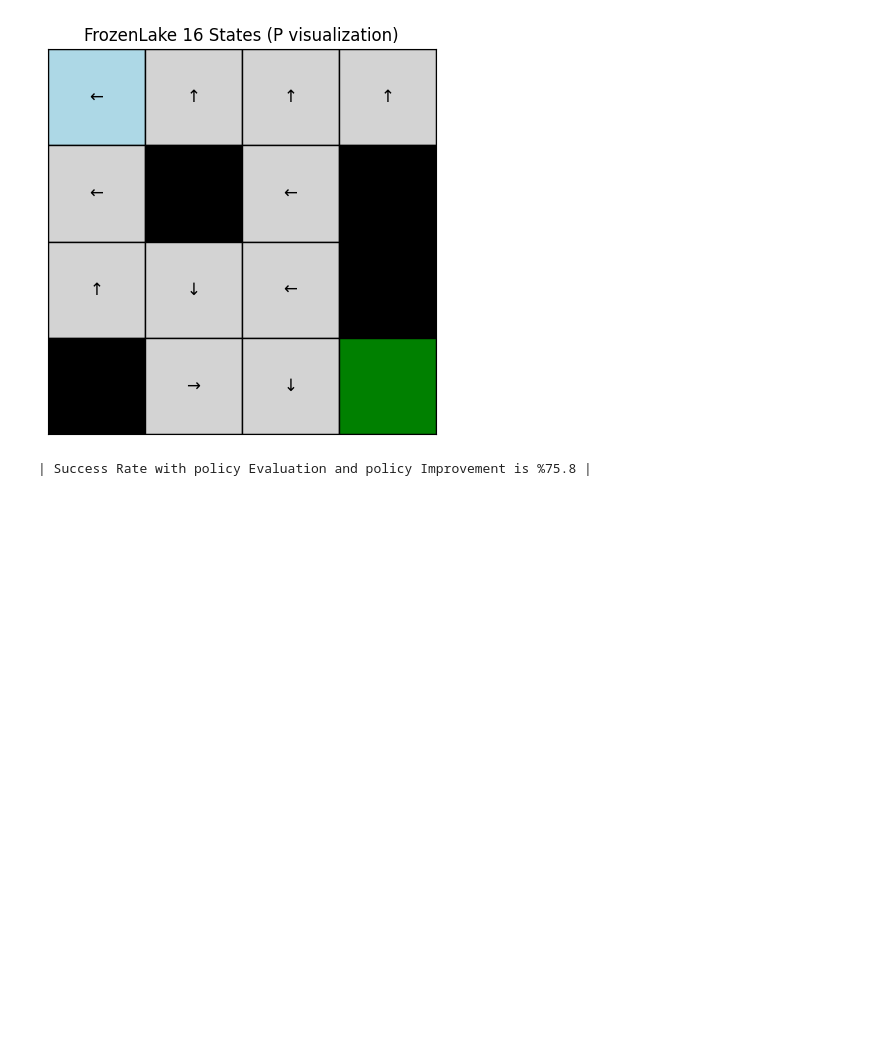
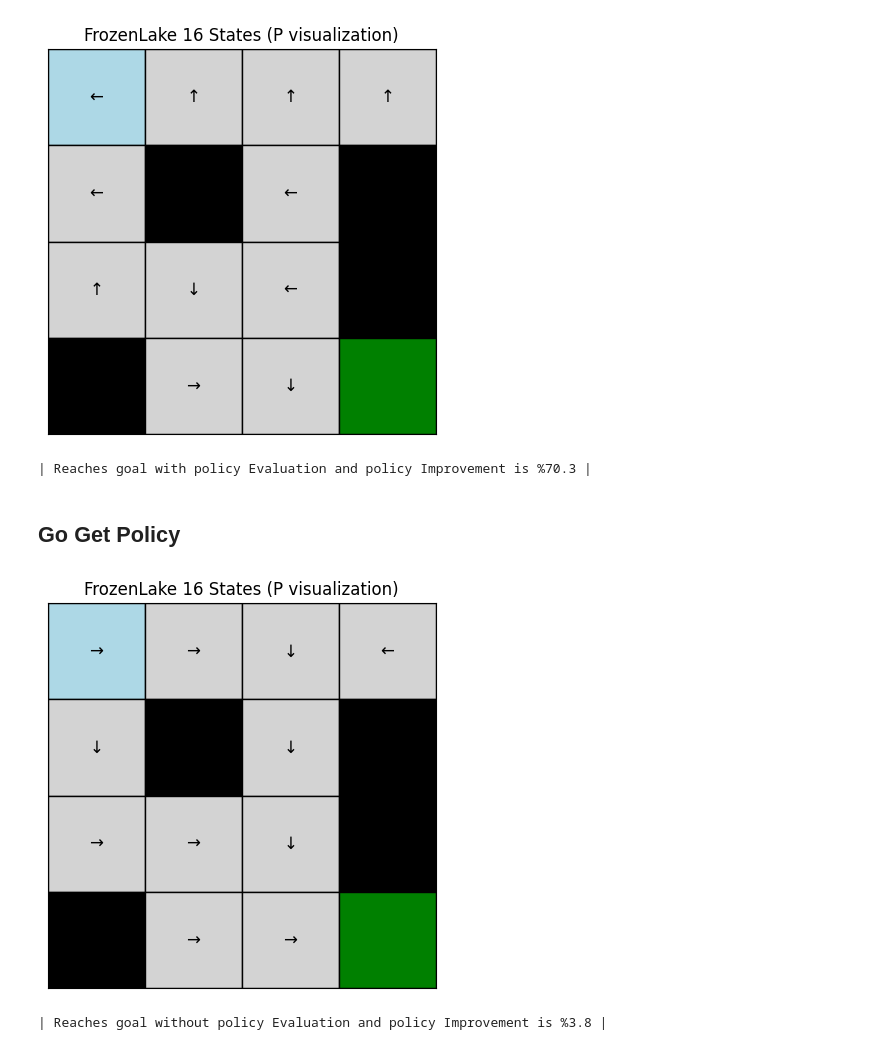
Before and after one commit to aiaaee/Stochastic-Policy-Iteration-in-Markov-Environments, a Jupyter notebook: stochastic_policy_iteration.ipynb, the cells around one changed output. Cells and saved outputs as stored; diff of their text form; code cells hidden in the pictures; blank space fills up the shorter version.

```diff
--- a/stochastic_policy_iteration.ipynb
+++ b/stochastic_policy_iteration.ipynb
@@ -201,6 +194,24 @@ careful_policy_search.plot_table_policy_improvement(careful_policy_improvement)
 [figure]
 # %%
 success_rate = careful_policy_search.success_rate(careful_policy_improvement)
-print(f'| Success Rate with policy Evaluation and policy Improvement is %{success_rate} | ')
+print(f'| Reaches goal with policy Evaluation and policy Improvement is %{success_rate} | ')
 # %% [output]
-| Success Rate with policy Evaluation and policy Improvement is %75.8 |
+| Reaches goal with policy Evaluation and policy Improvement is %70.3 |
+# %% [markdown]
+## Go Get Policy
+# %%
+go_get_pi = lambda s: {
+    0:RIGHT, 1:RIGHT, 2:DOWN, 3:LEFT,
+    4:DOWN, 5:LEFT, 6:DOWN, 7:LEFT,
+    8:RIGHT, 9:RIGHT, 10:DOWN, 11:LEFT,
+    12:LEFT, 13:RIGHT, 14:RIGHT, 15:LEFT
+}[s]
+go_get = Policy_Iteration(env , go_get_pi , P)
+# %%
+go_get.plot_table_policy_improvement()
+# %% [output]
+[figure, added]
+# %%
+print(f'| Reaches goal without policy Evaluation and policy Improvement is %{go_get.success_rate()} | ')
+# %% [output]
+| Reaches goal without policy Evaluation and policy Improvement is %3.8 |
```
Also changed, not shown: parts of 7 cells of this notebook.
